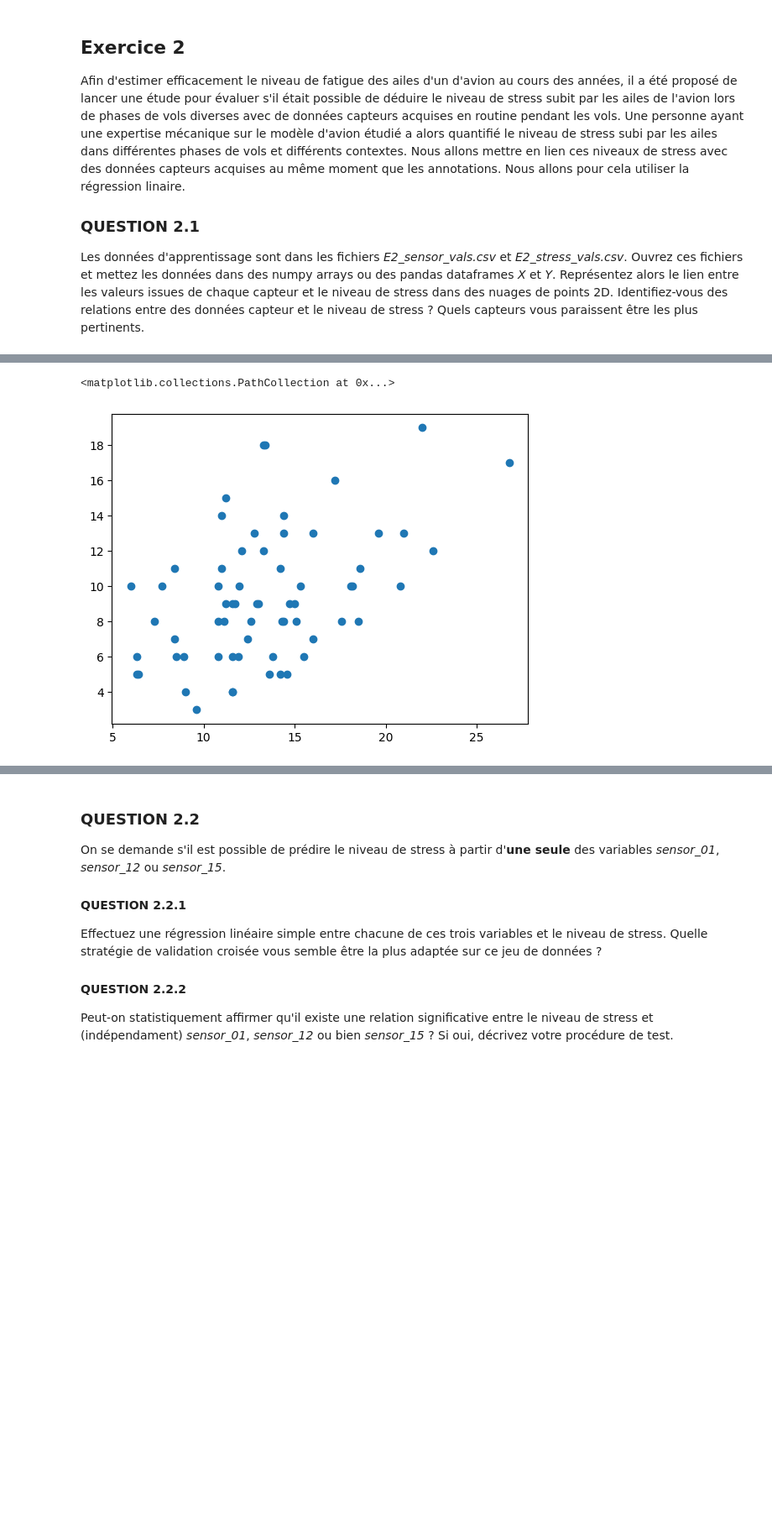
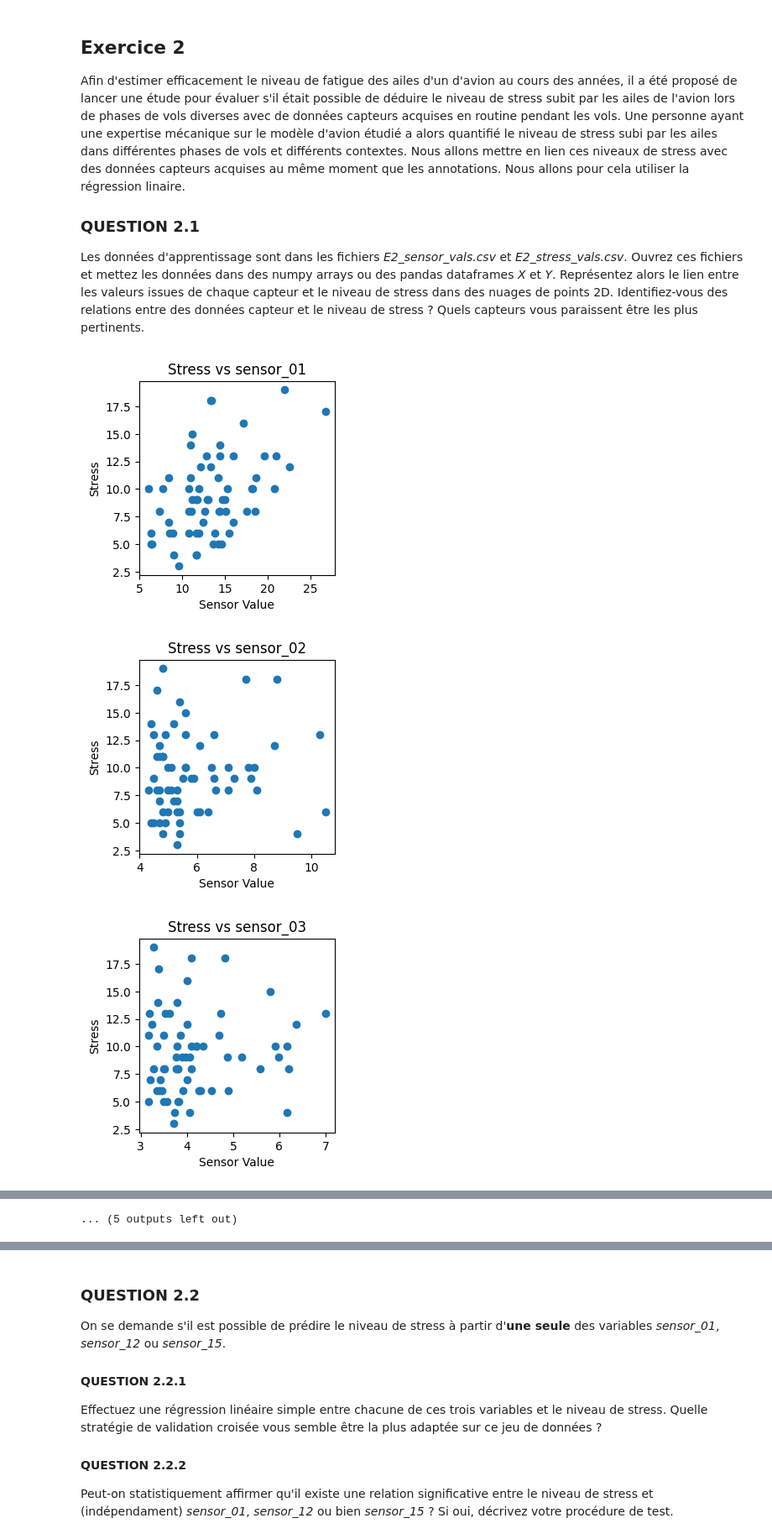
Before and after one commit to alextonon/BE_working_repo, a Jupyter notebook: FSD310_Statistics/stat-ml/BE_statML_2025/BE_StatML_2025.ipynb, the cells around one changed output, grey strips where cells are left out. Shown: that part at 84% size. Drawn from its saved outputs; the diff is of its cells as text; code cells hidden in the pictures; blank space fills up the shorter version.

```diff
--- a/FSD310_Statistics/stat-ml/BE_statML_2025/BE_StatML_2025.ipynb
+++ b/FSD310_Statistics/stat-ml/BE_statML_2025/BE_StatML_2025.ipynb
@@ -199,14 +199,24 @@ Afin d'estimer efficacement le niveau de fatigue des ailes d'un d'avion au cours
 
 Les données d'apprentissage sont dans les fichiers *E2_sensor_vals.csv* et *E2_stress_vals.csv*. Ouvrez ces fichiers et mettez les données dans des numpy arrays ou des pandas dataframes *X* et *Y*. Représentez alors le lien entre les valeurs issues de chaque capteur et le niveau de stress dans des nuages de points 2D. Identifiez-vous des relations entre des données capteur et le niveau de stress ? Quels capteurs vous paraissent être les plus pertinents.
 # %%
-import pandas
+import pandas as pd
 import numpy as np
 import matplotlib.pyplot as plt
 from sklearn import preprocessing
+from sklearn.linear_model import LinearRegression
 
 
 X = pd.read_csv("E2_sensor_vals.csv",sep=';', dtype=float)
 Y = pd.read_csv("E2_stress_vals.csv",sep=';', dtype=float)
 
-plt.scatter(X["sensor_01"], Y)
+list_MSE = []
+for i, col in enumerate(X.columns):
+    plt.figure(figsize=(3, 3))
+    plt.scatter(X[col], Y, label=col)
+    plt.xlabel("Sensor Value")
+    plt.ylabel('Stress')
+    plt.title(f'Stress vs {col}')
 # %% [output]
+[figure, new version]
+[figure, added]
+[figure, added]
@@ -213,2 +232 @@ plt.scatter(X["sensor_01"], Y)
-<matplotlib.collections.PathCollection at 0x...>
+... (5 outputs left out)
-[figure, old version]
```
Also changed, not shown: parts of 13 cells of this notebook.
